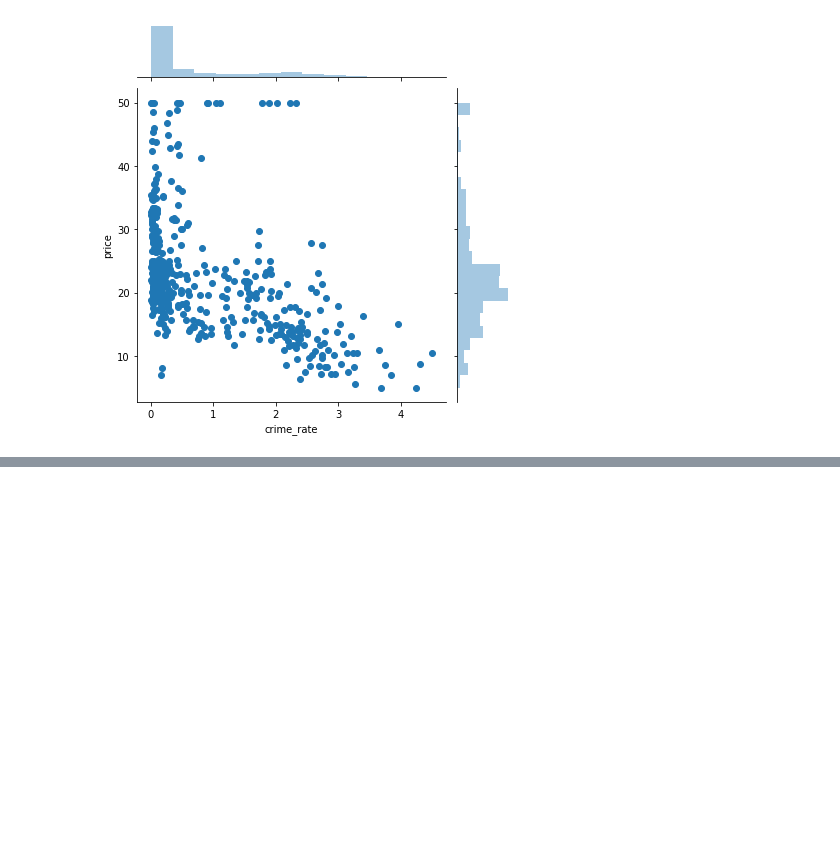
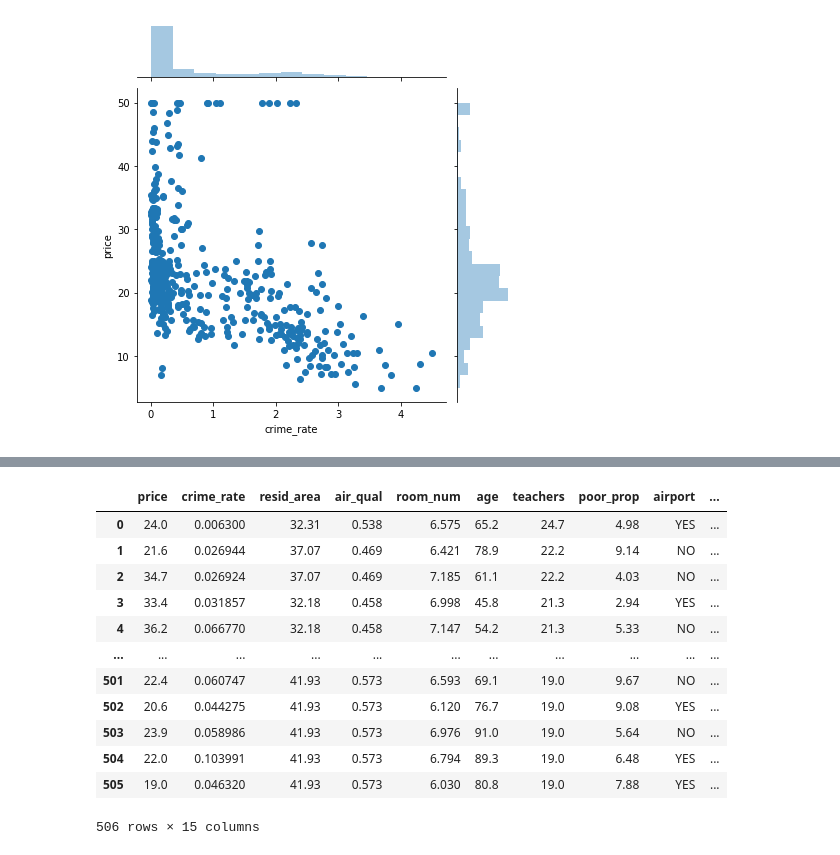
Before and after one commit to SenWan/data-science, a Jupyter notebook: Preprocessing.ipynb, the cells around one changed output, grey strips where cells are left out. Cells and saved outputs as stored; diff of their text form; code cells hidden in the pictures; blank space fills up the shorter version.

```diff
--- a/Preprocessing.ipynb
+++ b/Preprocessing.ipynb
@@ -207,0 +212,16 @@ KeyError: 'bus_ter'
+# %%
+df
+# %% [output]
+|  | price | crime_rate | resid_area | air_qual | room_num | age | teachers | poor_prop | airport | ... |
+| 0 | 24.0 | 0.006300 | 32.31 | 0.538 | 6.575 | 65.2 | 24.7 | 4.98 | YES | ... |
+| 1 | 21.6 | 0.026944 | 37.07 | 0.469 | 6.421 | 78.9 | 22.2 | 9.14 | NO | ... |
+| 2 | 34.7 | 0.026924 | 37.07 | 0.469 | 7.185 | 61.1 | 22.2 | 4.03 | NO | ... |
+| 3 | 33.4 | 0.031857 | 32.18 | 0.458 | 6.998 | 45.8 | 21.3 | 2.94 | YES | ... |
+| 4 | 36.2 | 0.066770 | 32.18 | 0.458 | 7.147 | 54.2 | 21.3 | 5.33 | NO | ... |
+| ... | ... | ... | ... | ... | ... | ... | ... | ... | ... | ... |
+| 501 | 22.4 | 0.060747 | 41.93 | 0.573 | 6.593 | 69.1 | 19.0 | 9.67 | NO | ... |
+| 502 | 20.6 | 0.044275 | 41.93 | 0.573 | 6.120 | 76.7 | 19.0 | 9.08 | YES | ... |
+| 503 | 23.9 | 0.058986 | 41.93 | 0.573 | 6.976 | 91.0 | 19.0 | 5.64 | NO | ... |
+| 504 | 22.0 | 0.103991 | 41.93 | 0.573 | 6.794 | 89.3 | 19.0 | 6.48 | YES | ... |
+| 505 | 19.0 | 0.046320 | 41.93 | 0.573 | 6.030 | 80.8 | 19.0 | 7.88 | YES | ... |
+506 rows × 15 columns
```
Also changed, not shown: parts of 2 cells of this notebook, 3 other files.
